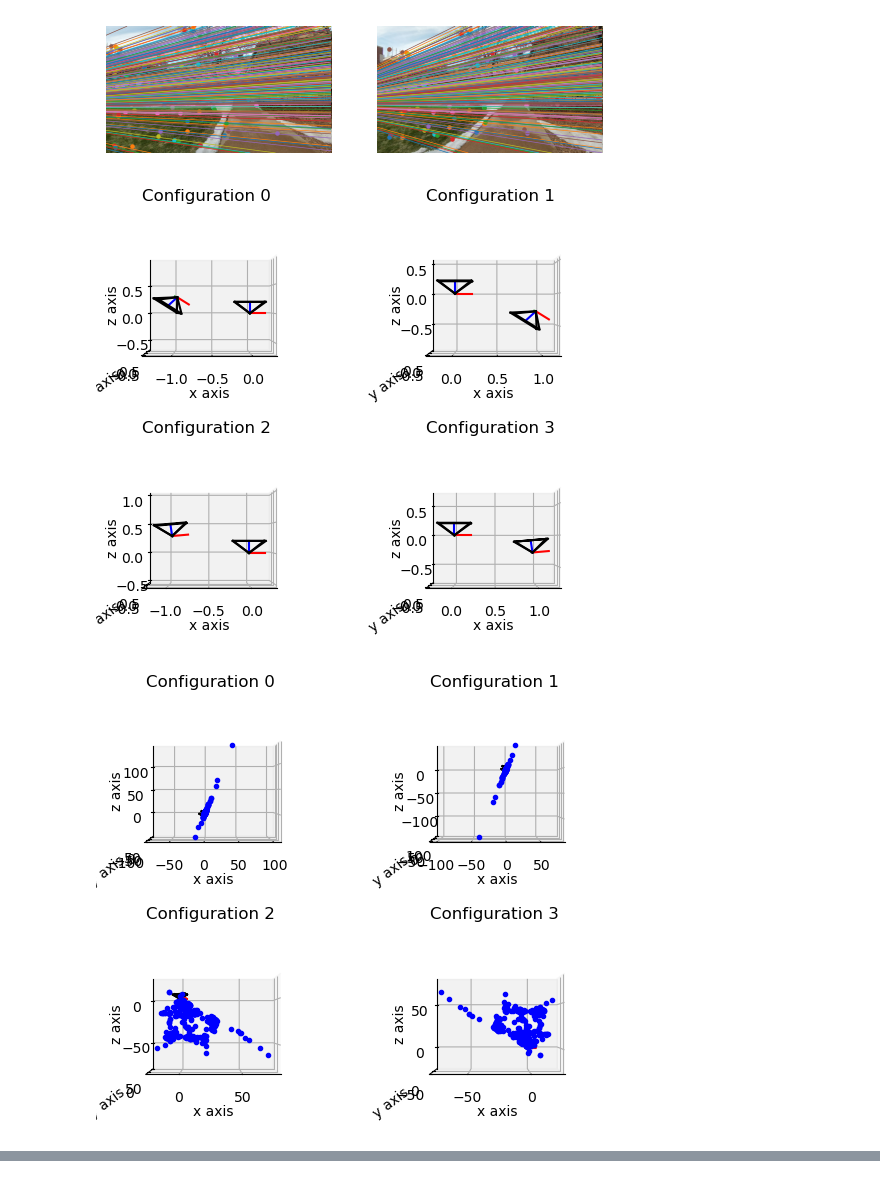
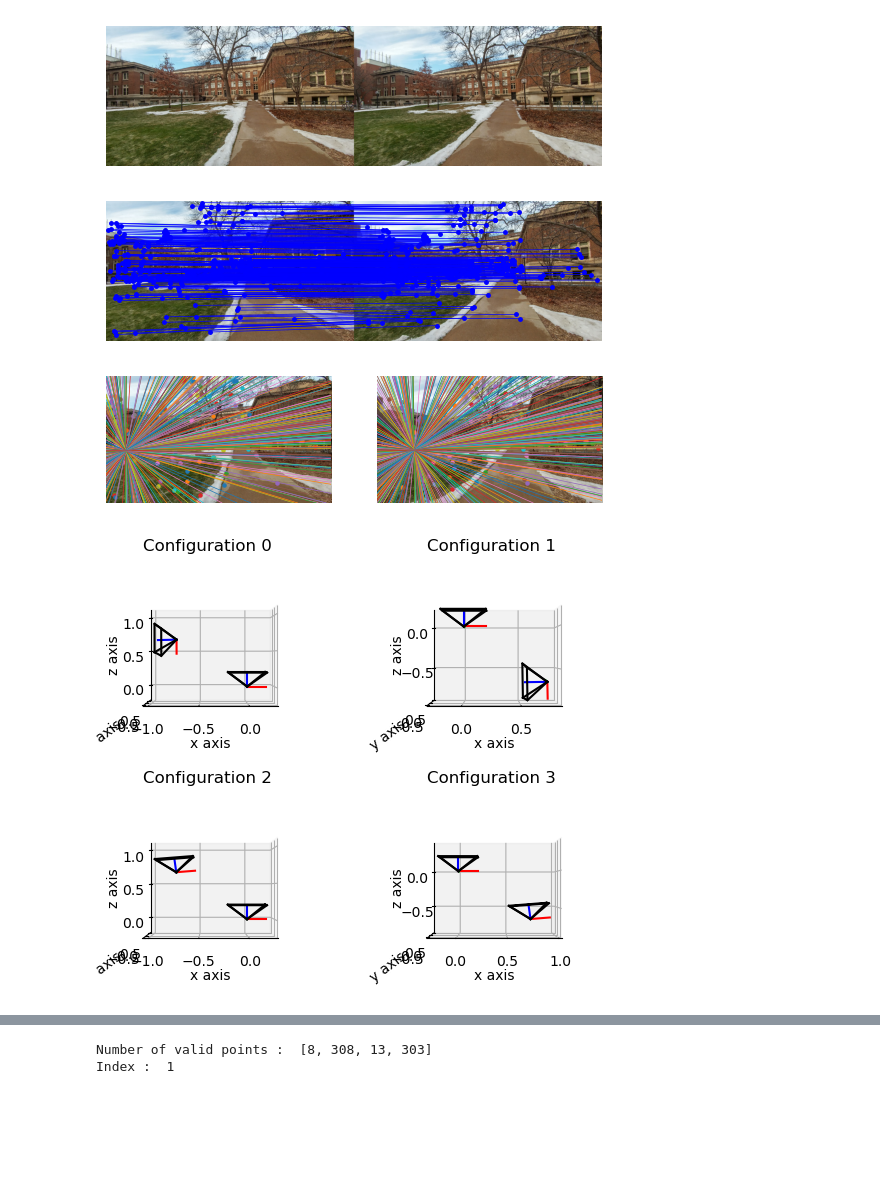
Before and after one commit to mohitydv09/computer_vision, a Jupyter notebook: hw5/hw5_notebook.ipynb, the cells around one changed output, grey strips where cells are left out. Saved outputs shown, nothing was run; the diff lists cells and outputs as text; code cells hidden in the pictures; blank space fills up the shorter version.

Commit message:
disambiguate pose implemented

```diff
--- a/hw5/hw5_notebook.ipynb
+++ b/hw5/hw5_notebook.ipynb
@@ -141,3 +79,22 @@ def disambiguate_pose(Rs, Cs, pts3Ds):
+# %%
+def disambiguate_pose(Rs, Cs, pts3Ds):
+    # TO DO
+    valid_points = []
+    for i in range(len(Rs)):
+        r_3 = Rs[i][2,:].T
+        C_local = Cs[i].flatten()
+        n_valid = 0
+        for pt in pts3Ds[i]:
+            if np.dot(r_3,(pt - C_local)) > 0:
+                n_valid += 1
+        valid_points.append(n_valid)
+    idx = np.argmax(valid_points)
+    R = Rs[idx]
+    C = Cs[idx]
+    pts3D = pts3Ds[idx]
+    print("Number of valid points : ", valid_points)
+    print("Index : ", idx)
+    return R, C, pts3D
 # %%
 def compute_rectification(K, R, C):
     # TO DO
@@ -298,7 +255,7 @@ if __name__ == '__main__':
     # read in left and right images as RGB images
     img_left = cv2.imread('./left.bmp', 1)
     img_right = cv2.imread('./right.bmp', 1)
-    # visualize_img_pair(img_left, img_right)
+    visualize_img_pair(img_left, img_right)
 
     # img_left = cv2.imread('./right.bmp', 1)
     # img_right = cv2.imread('./left.bmp', 1)
@@ -306,7 +263,7 @@ if __name__ == '__main__':
     # Step 0: get correspondences between image pair
     data = np.load('./correspondence.npz')
     pts1, pts2 = data['pts1'], data['pts2']
-    # visualize_find_match(img_left, img_right, pts1, pts2)
+    visualize_find_match(img_left, img_right, pts1, pts2)
 
     # Step 1: compute fundamental matrix and recover four sets of camera poses
     F = compute_F(pts1, pts2)
@@ -315,35 +272,36 @@ if __name__ == '__main__':
     K = np.array([[350, 0, 960/2], [0, 350, 540/2], [0, 0, 1]])
     Rs, Cs = compute_camera_pose(F, K)
     visualize_camera_poses(Rs, Cs)
 
     # Step 2: triangulation
     pts3Ds = []
     P1 = K @ np.hstack((np.eye(3), np.zeros((3, 1))))
     for i in range(len(Rs)):
         P2 = K @ np.hstack((Rs[i], -Rs[i] @ Cs[i]))
         pts3D = triangulation(P1, P2, pts1, pts2)
         pts3Ds.append(pts3D)
     visualize_camera_poses_with_pts(Rs, Cs, pts3Ds)
 
-    # # Step 3: disambiguate camera poses
-    # R, C, pts3D = disambiguate_pose(Rs, Cs, pts3Ds)
+    # Step 3: disambiguate camera poses
+    R, C, pts3D = disambiguate_pose(Rs, Cs, pts3Ds)
 
     # # Step 4: rectification
     # H1, H2 = compute_rectification(K, R, C)
     # img_left_w = cv2.warpPerspective(img_left, H1, (img_left.shape[1], img_left.shape[0]))
     # img_right_w = cv2.warpPerspective(img_right, H2, (img_right.shape[1], img_right.shape[0]))
     # visualize_img_pair(img_left_w, img_right_w)
 
     # # Step 5: generate disparity map
     # img_left_w = cv2.resize(img_left_w, (int(img_left_w.shape[1] / 2), int(img_left_w.shape[0] / 2)))  # resize image for speed
     # img_right_w = cv2.resize(img_right_w, (int(img_right_w.shape[1] / 2), int(img_right_w.shape[0] / 2)))
     # img_left_w = cv2.cvtColor(img_left_w, cv2.COLOR_BGR2GRAY)  # convert to gray scale
     # img_right_w = cv2.cvtColor(img_right_w, cv2.COLOR_BGR2GRAY)
     # data = np.load('./resource/hw5/dsift_descriptor.npz')
     # desp1, desp2 = data['descriptors1'], data['descriptors2']
     # disparity = dense_match(img_left_w, img_right_w, desp1, desp2)
     # visualize_disparity_map(disparity)
 # %% [output]
-[figure, old version]
+[figure, new version]
-[figure, old version]
+[figure, new version]
-[figure, old version]
+[figure, new version]
+[figure, added]
@@ -349,0 +309,2 @@ if __name__ == '__main__':
+Number of valid points :  [8, 308, 13, 303]
+Index :  1
```
Also changed, not shown: parts of 4 cells of this notebook.
